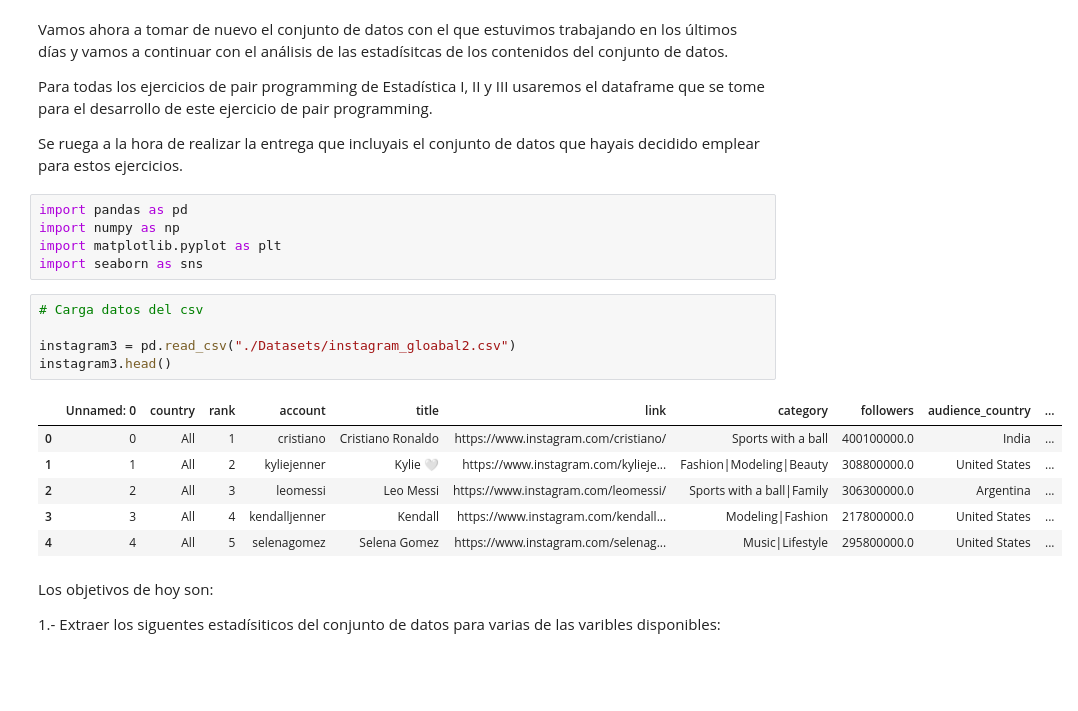
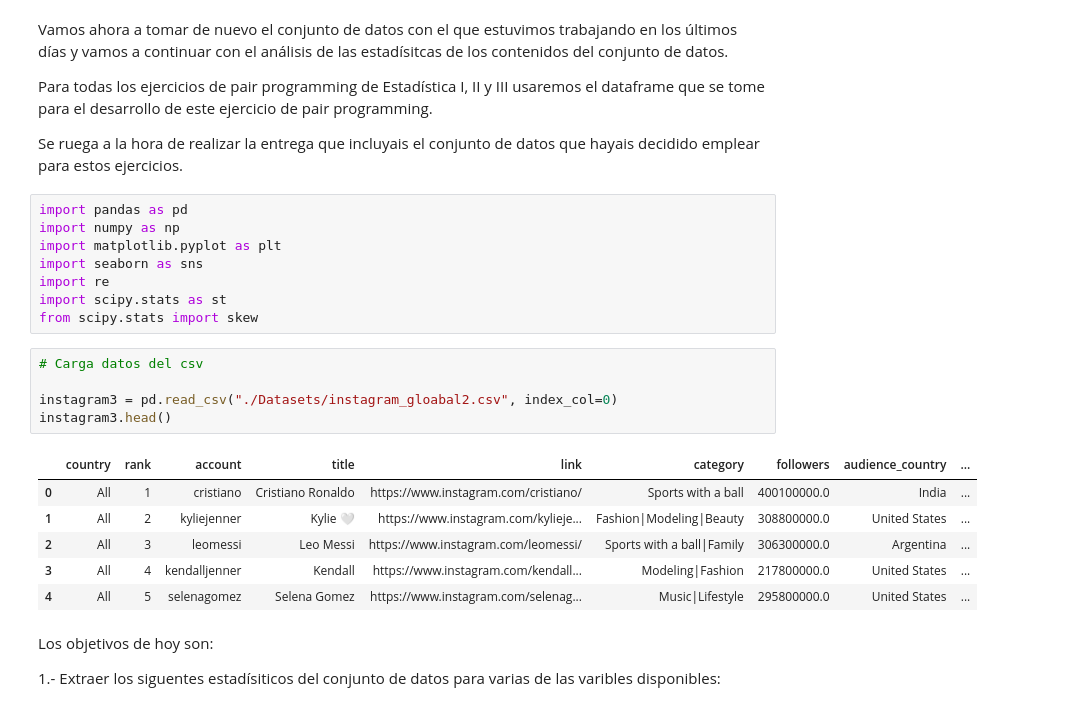
Before and after one commit to Adalab/DA-PromoC_Modulo2_Sprint1_Silvia-Noemi, a Jupyter notebook: Estadistica/pp-leccion3-estadisticaIII.ipynb, the cells around one changed output. Cells and saved outputs as stored; diff of their text form; blank space fills up the shorter version.

```diff
--- a/Estadistica/pp-leccion3-estadisticaIII.ipynb
+++ b/Estadistica/pp-leccion3-estadisticaIII.ipynb
@@ -13,18 +13,21 @@ import pandas as pd
 import numpy as np
 import matplotlib.pyplot as plt
 import seaborn as sns
+import re
+import scipy.stats as st
+from scipy.stats import skew
 # %%
 # Carga datos del csv
 
-instagram3 = pd.read_csv("./Datasets/instagram_gloabal2.csv")
+instagram3 = pd.read_csv("./Datasets/instagram_gloabal2.csv", index_col=0)
 instagram3.head()
 # %% [output]
-|  | Unnamed: 0 | country | rank | account | title | link | category | followers | audience_country | ... |
-| 0 | 0 | All | 1 | cristiano | Cristiano Ronaldo | https://www.instagram.com/cristiano/ | Sports with a ball | 400100000.0 | India | ... |
-| 1 | 1 | All | 2 | kyliejenner | Kylie 🤍 | https://www.instagram.com/kylieje... | Fashion|Modeling|Beauty | 308800000.0 | United States | ... |
-| 2 | 2 | All | 3 | leomessi | Leo Messi | https://www.instagram.com/leomessi/ | Sports with a ball|Family | 306300000.0 | Argentina | ... |
-| 3 | 3 | All | 4 | kendalljenner | Kendall | https://www.instagram.com/kendall... | Modeling|Fashion | 217800000.0 | United States | ... |
-| 4 | 4 | All | 5 | selenagomez | Selena Gomez | https://www.instagram.com/selenag... | Music|Lifestyle | 295800000.0 | United States | ... |
+|  | country | rank | account | title | link | category | followers | audience_country | ... |
+| 0 | All | 1 | cristiano | Cristiano Ronaldo | https://www.instagram.com/cristiano/ | Sports with a ball | 400100000.0 | India | ... |
+| 1 | All | 2 | kyliejenner | Kylie 🤍 | https://www.instagram.com/kylieje... | Fashion|Modeling|Beauty | 308800000.0 | United States | ... |
+| 2 | All | 3 | leomessi | Leo Messi | https://www.instagram.com/leomessi/ | Sports with a ball|Family | 306300000.0 | Argentina | ... |
+| 3 | All | 4 | kendalljenner | Kendall | https://www.instagram.com/kendall... | Modeling|Fashion | 217800000.0 | United States | ... |
+| 4 | All | 5 | selenagomez | Selena Gomez | https://www.instagram.com/selenag... | Music|Lifestyle | 295800000.0 | United States | ... |
 # %% [markdown]
 Los objetivos de hoy son:
 
```
Also changed, not shown: parts of 26 cells of this notebook, 2 other files.
